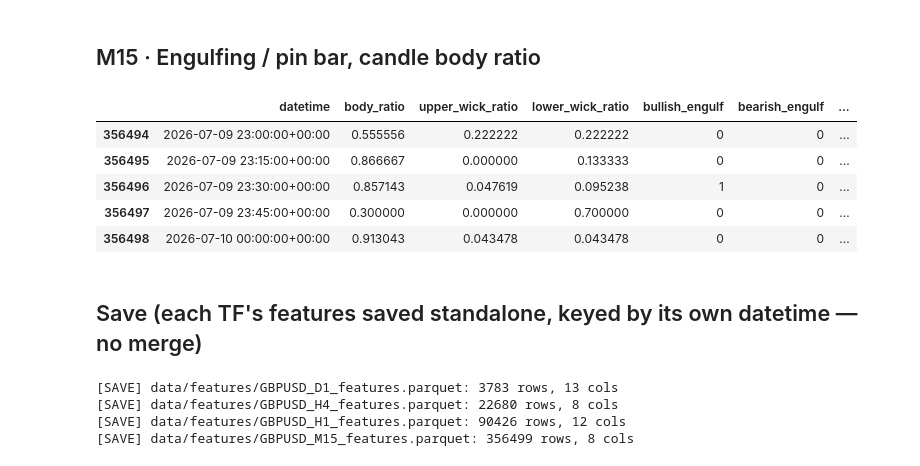
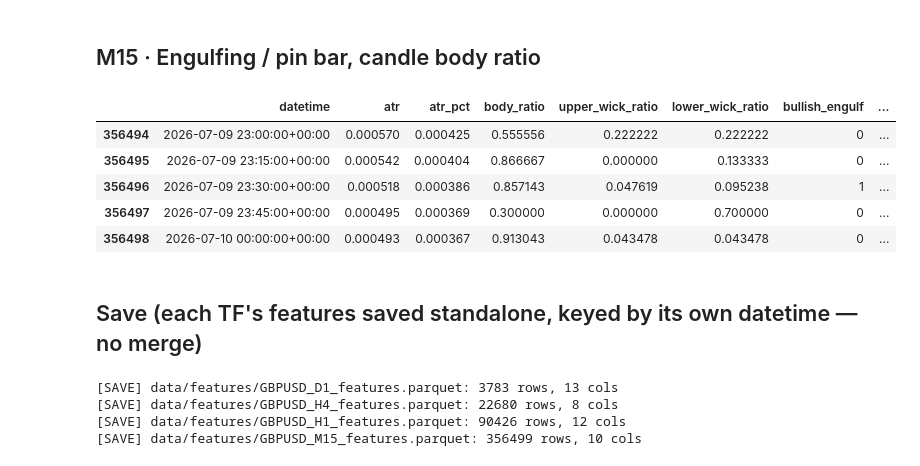
Before and after one commit to ssabrut/trading-bot, a Jupyter notebook: notebooks/2_feature_engineer.ipynb, the cells around one changed output. Cells and saved outputs as stored; diff of their text form; code cells hidden in the pictures.

```diff
--- a/notebooks/2_feature_engineer.ipynb
+++ b/notebooks/2_feature_engineer.ipynb
@@ -256,46 +256,49 @@ feat_h1.tail()
 # %% [markdown]
 ## M15 · Engulfing / pin bar, candle body ratio
 # %%
-def features_m15(df: pd.DataFrame, pin_wick_ratio: float = 2.0) -> pd.DataFrame:
+def features_m15(df: pd.DataFrame, pin_wick_ratio: float = 2.0, atr_period: int = 14) -> pd.DataFrame:
     out = pd.DataFrame(index=df.index)
     out["datetime"] = df["datetime"]
+
+    out["atr"] = atr(df, atr_period)
+    out["atr_pct"] = out["atr"] / df["close"]
 
     body = (df["close"] - df["open"]).abs()
     rng = (df["high"] - df["low"]).replace(0, np.nan)
     upper_wick = df["high"] - df[["open", "close"]].max(axis=1)
     lower_wick = df[["open", "close"]].min(axis=1) - df["low"]
 
     out["body_ratio"] = (body / rng).fillna(0.0)
     out["upper_wick_ratio"] = (upper_wick / rng).fillna(0.0)
     out["lower_wick_ratio"] = (lower_wick / rng).fillna(0.0)
 
     prev_open = df["open"].shift(1)
     prev_close = df["close"].shift(1)
     bullish = df["close"] > df["open"]
     prev_bearish = prev_close < prev_open
 
     out["bullish_engulf"] = (
         bullish & prev_bearish & (df["close"] >= prev_open) & (df["open"] <= prev_close)
     ).astype(int)
     out["bearish_engulf"] = (
         (~bullish) & (~prev_bearish) & (df["open"] >= prev_close) & (df["close"] <= prev_open)
     ).astype(int)
 
     out["bull_pin_bar"] = ((lower_wick >= pin_wick_ratio * body) & (lower_wick > upper_wick)).astype(int)
     out["bear_pin_bar"] = ((upper_wick >= pin_wick_ratio * body) & (upper_wick > lower_wick)).astype(int)
 
     return out
 
 
 feat_m15 = features_m15(clean["M15"])
 feat_m15.tail()
 # %% [output]
-|  | datetime | body_ratio | upper_wick_ratio | lower_wick_ratio | bullish_engulf | bearish_engulf | ... |
-| 356494 | 2026-07-09 23:00:00+00:00 | 0.555556 | 0.222222 | 0.222222 | 0 | 0 | ... |
-| 356495 | 2026-07-09 23:15:00+00:00 | 0.866667 | 0.000000 | 0.133333 | 0 | 0 | ... |
-| 356496 | 2026-07-09 23:30:00+00:00 | 0.857143 | 0.047619 | 0.095238 | 1 | 0 | ... |
-| 356497 | 2026-07-09 23:45:00+00:00 | 0.300000 | 0.000000 | 0.700000 | 0 | 0 | ... |
-| 356498 | 2026-07-10 00:00:00+00:00 | 0.913043 | 0.043478 | 0.043478 | 0 | 0 | ... |
+|  | datetime | atr | atr_pct | body_ratio | upper_wick_ratio | lower_wick_ratio | bullish_engulf | ... |
+| 356494 | 2026-07-09 23:00:00+00:00 | 0.000570 | 0.000425 | 0.555556 | 0.222222 | 0.222222 | 0 | ... |
+| 356495 | 2026-07-09 23:15:00+00:00 | 0.000542 | 0.000404 | 0.866667 | 0.000000 | 0.133333 | 0 | ... |
+| 356496 | 2026-07-09 23:30:00+00:00 | 0.000518 | 0.000386 | 0.857143 | 0.047619 | 0.095238 | 1 | ... |
+| 356497 | 2026-07-09 23:45:00+00:00 | 0.000495 | 0.000369 | 0.300000 | 0.000000 | 0.700000 | 0 | ... |
+| 356498 | 2026-07-10 00:00:00+00:00 | 0.000493 | 0.000367 | 0.913043 | 0.043478 | 0.043478 | 0 | ... |
 # %% [markdown]
 ## Save (each TF's features saved standalone, keyed by its own datetime — no merge)
 # %%
@@ -309,4 +312,4 @@ for tf, df in feat_by_tf.items():
 [SAVE] data/features/GBPUSD_D1_features.parquet: 3783 rows, 13 cols
 [SAVE] data/features/GBPUSD_H4_features.parquet: 22680 rows, 8 cols
 [SAVE] data/features/GBPUSD_H1_features.parquet: 90426 rows, 12 cols
-[SAVE] data/features/GBPUSD_M15_features.parquet: 356499 rows, 8 cols
+[SAVE] data/features/GBPUSD_M15_features.parquet: 356499 rows, 10 cols
```
Also changed, not shown: parts of 1 cell of this notebook, 6 other files.
